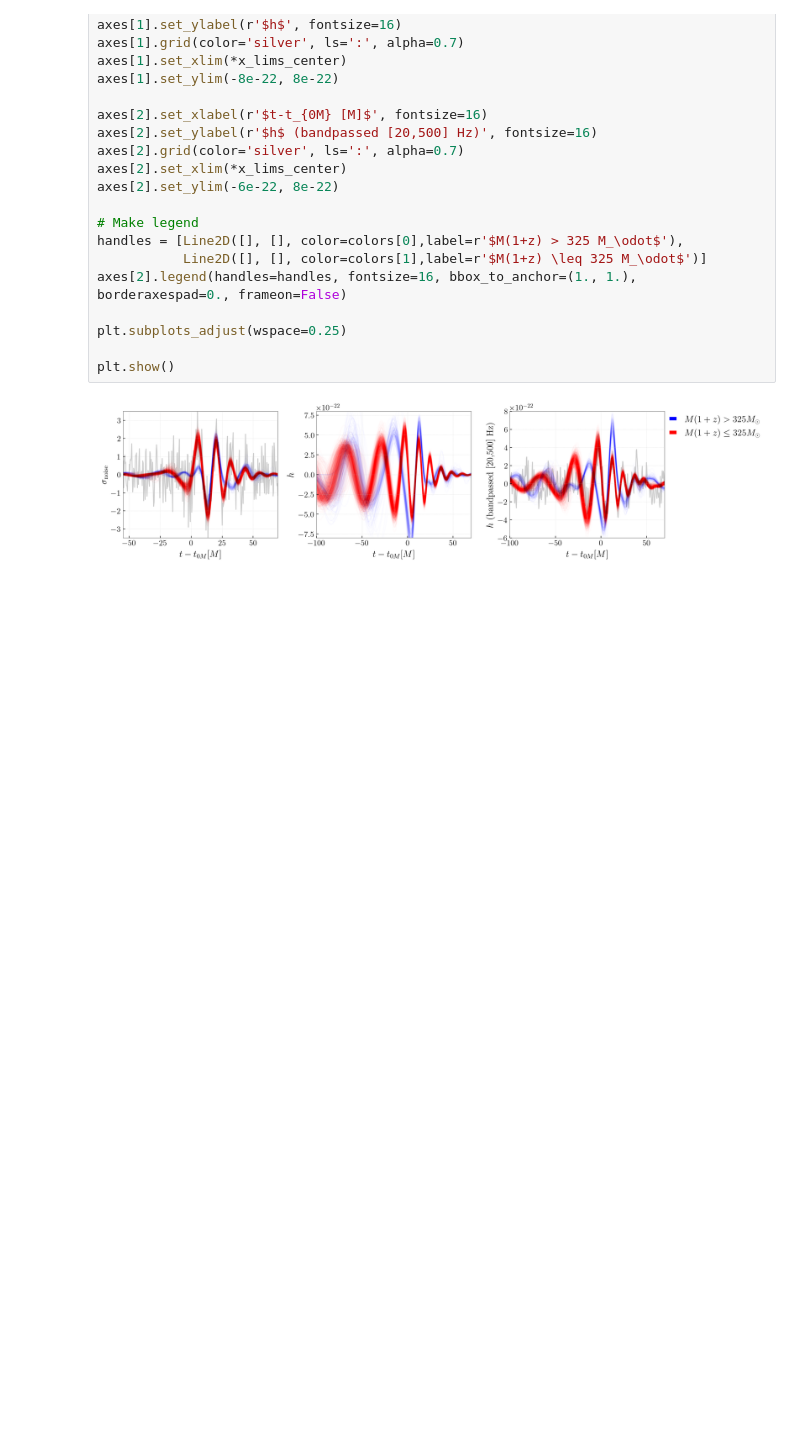
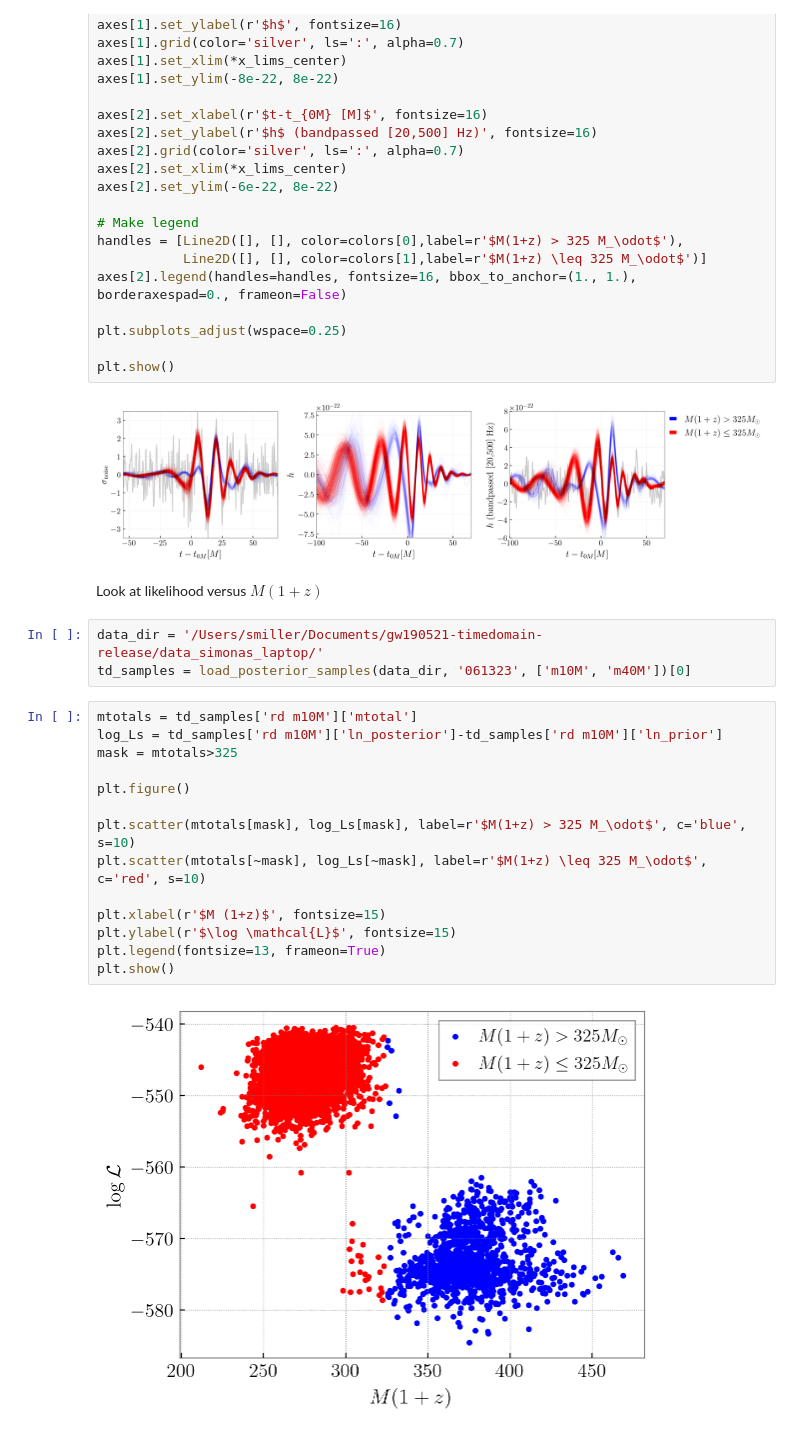
Before and after one commit to simonajmiller/gw190521-timedomain-release, a Jupyter notebook: figures/figure_03.ipynb, the cells around one changed output. Saved outputs shown, nothing was run; the diff lists cells and outputs as text; blank space fills up the shorter version.

```diff
--- a/figures/figure_03.ipynb
+++ b/figures/figure_03.ipynb
@@ -217,3 +220,24 @@ plt.subplots_adjust(wspace=0.25)
 plt.show()
 # %% [output]
 [figure]
+# %% [markdown]
+Look at likelihood versus $M(1+z)$
+# %%
+data_dir = '/Users/smiller/Documents/gw190521-timedomain-release/data_simonas_laptop/'
+td_samples = load_posterior_samples(data_dir, '061323', ['m10M', 'm40M'])[0]
+# %%
+mtotals = td_samples['rd m10M']['mtotal']
+log_Ls = td_samples['rd m10M']['ln_posterior']-td_samples['rd m10M']['ln_prior']
+mask = mtotals>325
+
+plt.figure()
+
+plt.scatter(mtotals[mask], log_Ls[mask], label=r'$M(1+z) > 325 M_\odot$', c='blue', s=10)
+plt.scatter(mtotals[~mask], log_Ls[~mask], label=r'$M(1+z) \leq 325 M_\odot$', c='red', s=10)
+
+plt.xlabel(r'$M (1+z)$', fontsize=15)
+plt.ylabel(r'$\log \mathcal{L}$', fontsize=15)
+plt.legend(fontsize=13, frameon=True)
+plt.show()
+# %% [output]
+[figure, added]
```
Also changed, not shown: parts of 5 cells of this notebook, 16 other files.
